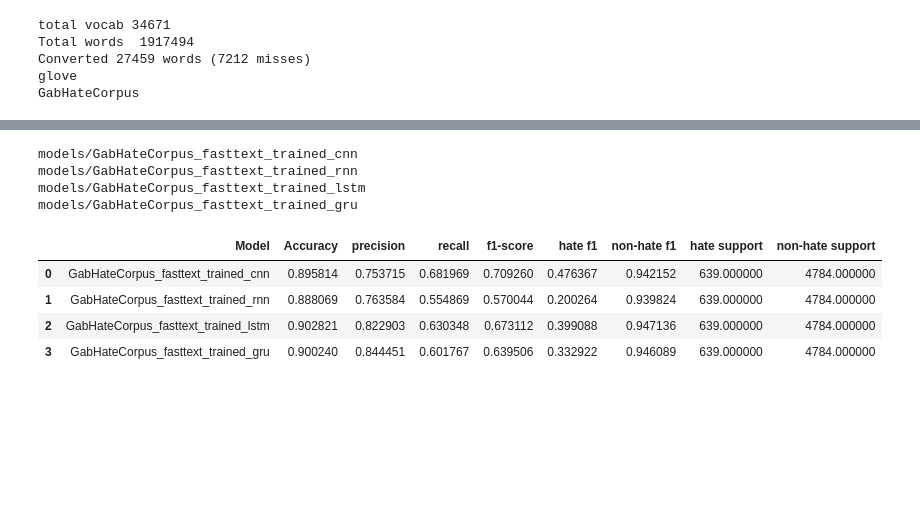
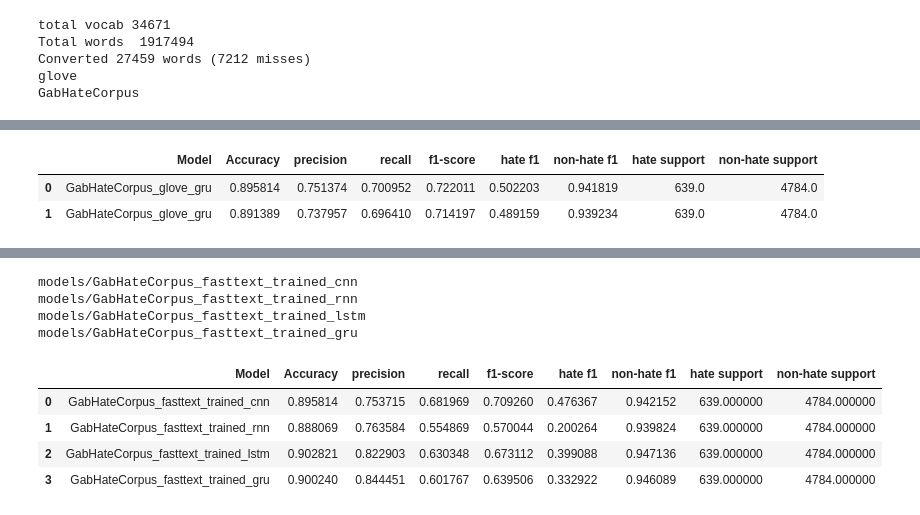
Before and after one commit to yclee98/Hate-speech-detection, a Jupyter notebook: models.ipynb, the cells around one changed output, grey strips where cells are left out. Drawn from its saved outputs; the diff is of its cells as text; code cells hidden in the pictures; blank space fills up the shorter version.

```diff
--- a/models.ipynb
+++ b/models.ipynb
@@ -1347,0 +1256,3 @@ models/GabHateCorpus_glove_gru
+# %%
+df_result = get_result_table()
+print(dataset_name, embedding_name)
@@ -1347,0 +1295,6 @@ models/GabHateCorpus_glove_gru
+# %%
+df_result
+# %% [output]
+|  | Model | Accuracy | precision | recall | f1-score | hate f1 | non-hate f1 | hate support | non-hate support |
+| 0 | GabHateCorpus_glove_gru | 0.895814 | 0.751374 | 0.700952 | 0.722011 | 0.502203 | 0.941819 | 639.0 | 4784.0 |
+| 1 | GabHateCorpus_glove_gru | 0.891389 | 0.737957 | 0.696410 | 0.714197 | 0.489159 | 0.939234 | 639.0 | 4784.0 |
```
Also changed, not shown: parts of 111 cells of this notebook, 10 other files.
